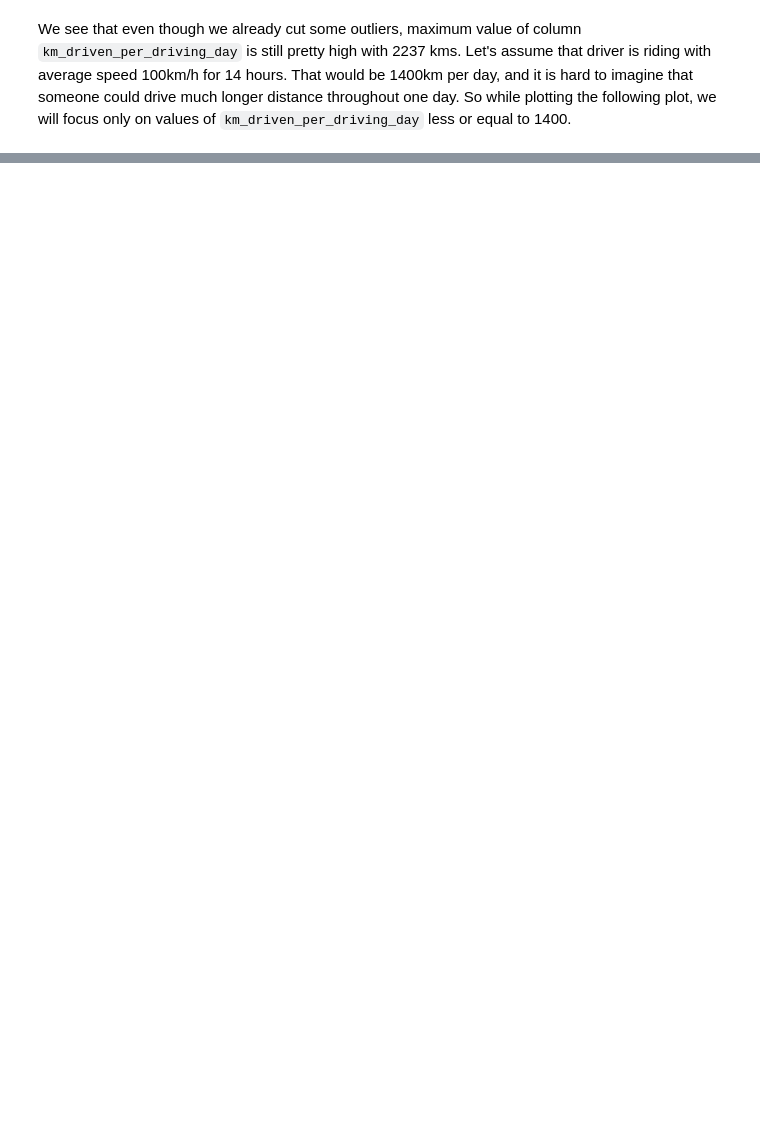
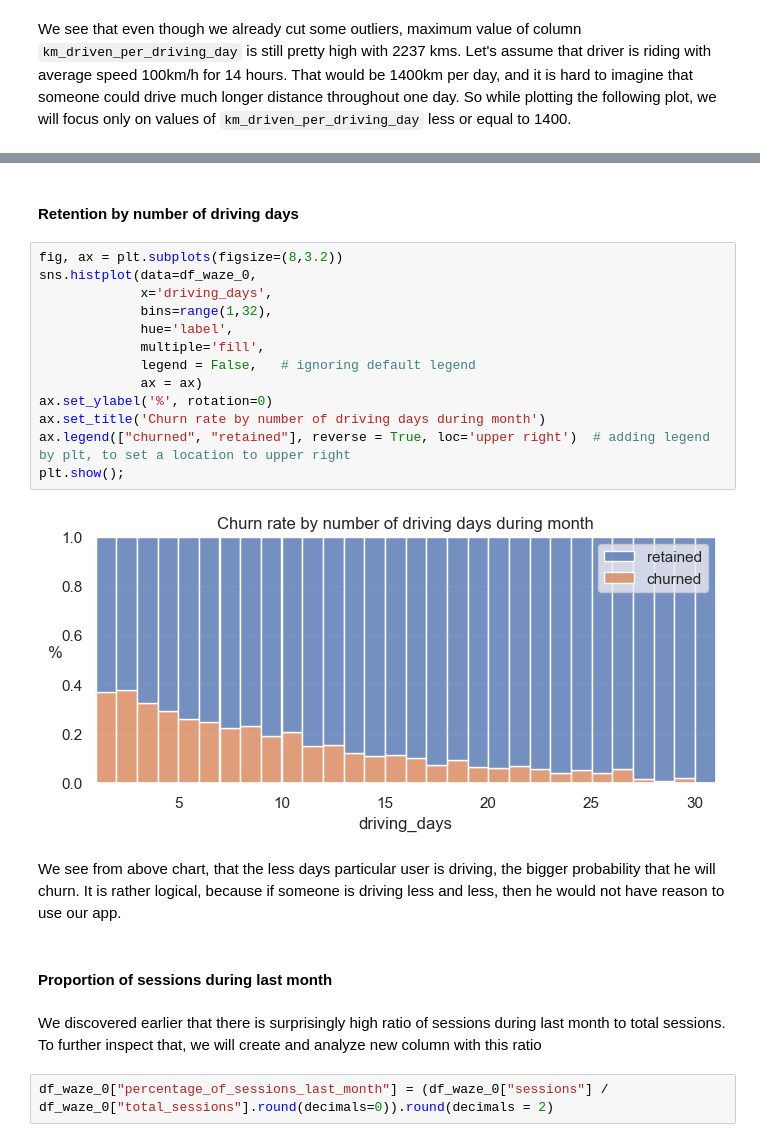
Before and after one commit to Damian-oo/Customer-Churn-Prediction-Waze-app, a Jupyter notebook: Waze Churn Project_full.ipynb, the cells around one changed output, grey strips where cells are left out. Cells and saved outputs as stored; diff of their text form; blank space fills up the shorter version.

```diff
--- a/Waze Churn Project_full.ipynb
+++ b/Waze Churn Project_full.ipynb
@@ -711,0 +658,25 @@ plt.show();
+# %% [markdown]
+#### Retention by number of driving days
+# %%
+fig, ax = plt.subplots(figsize=(8,3.2))
+sns.histplot(data=df_waze_0,
+             x='driving_days',
+             bins=range(1,32),
+             hue='label',
+             multiple='fill',
+             legend = False,   # ignoring default legend
+             ax = ax)
+ax.set_ylabel('%', rotation=0)
+ax.set_title('Churn rate by number of driving days during month')
+ax.legend(["churned", "retained"], reverse = True, loc='upper right')  # adding legend by plt, to set a location to upper right
+plt.show();
+# %% [output]
+[figure, added]
+# %% [markdown]
+We see from above chart, that the less days particular user is driving, the bigger probability that he will churn. It is rather logical, because if someone is driving less and less, then he would not have reason to use our app.
+# %% [markdown]
+#### Proportion of sessions during last month
+# %% [markdown]
+We discovered earlier that there is surprisingly high ratio of sessions during last month to total sessions. To further inspect that, we will create and analyze new column with this ratio
+# %%
+df_waze_0["percentage_of_sessions_last_month"] = (df_waze_0["sessions"] / df_waze_0["total_sessions"].round(decimals=0)).round(decimals = 2)
```
Also changed, not shown: parts of 31 cells of this notebook.
